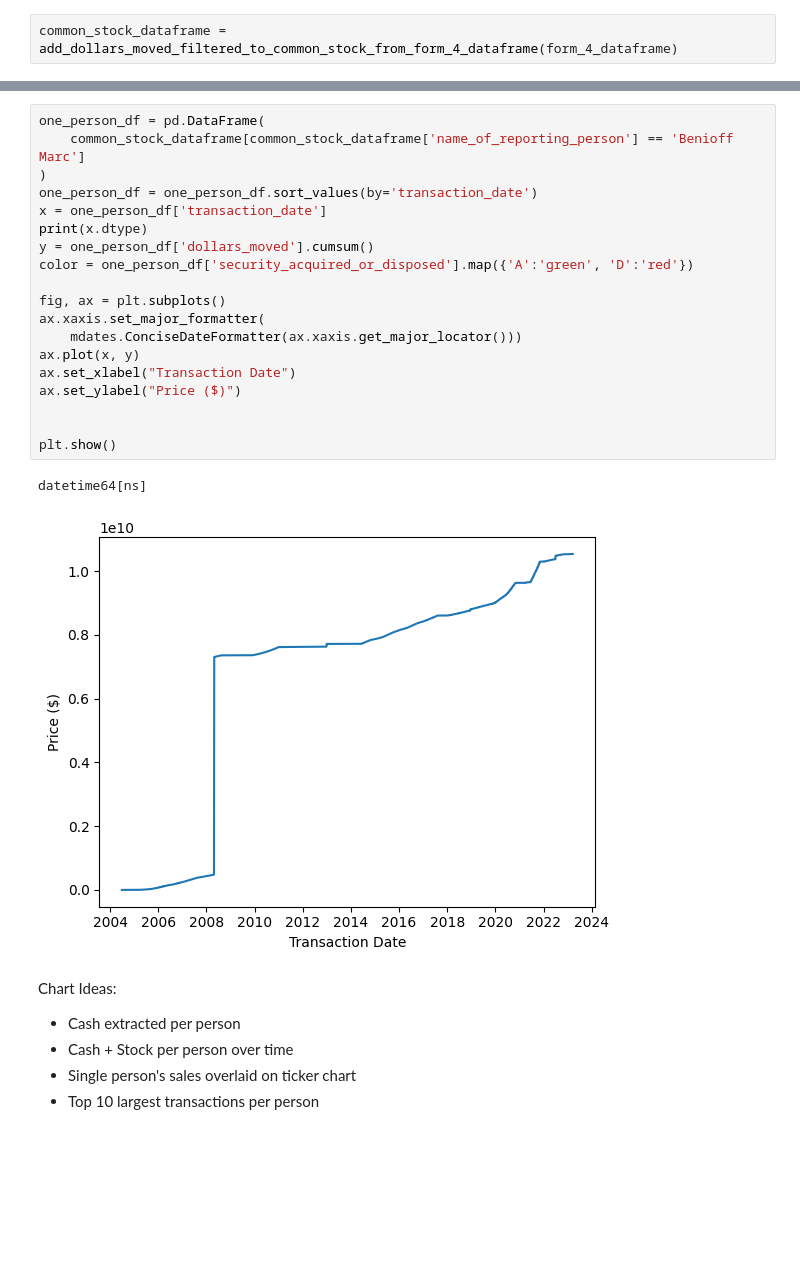
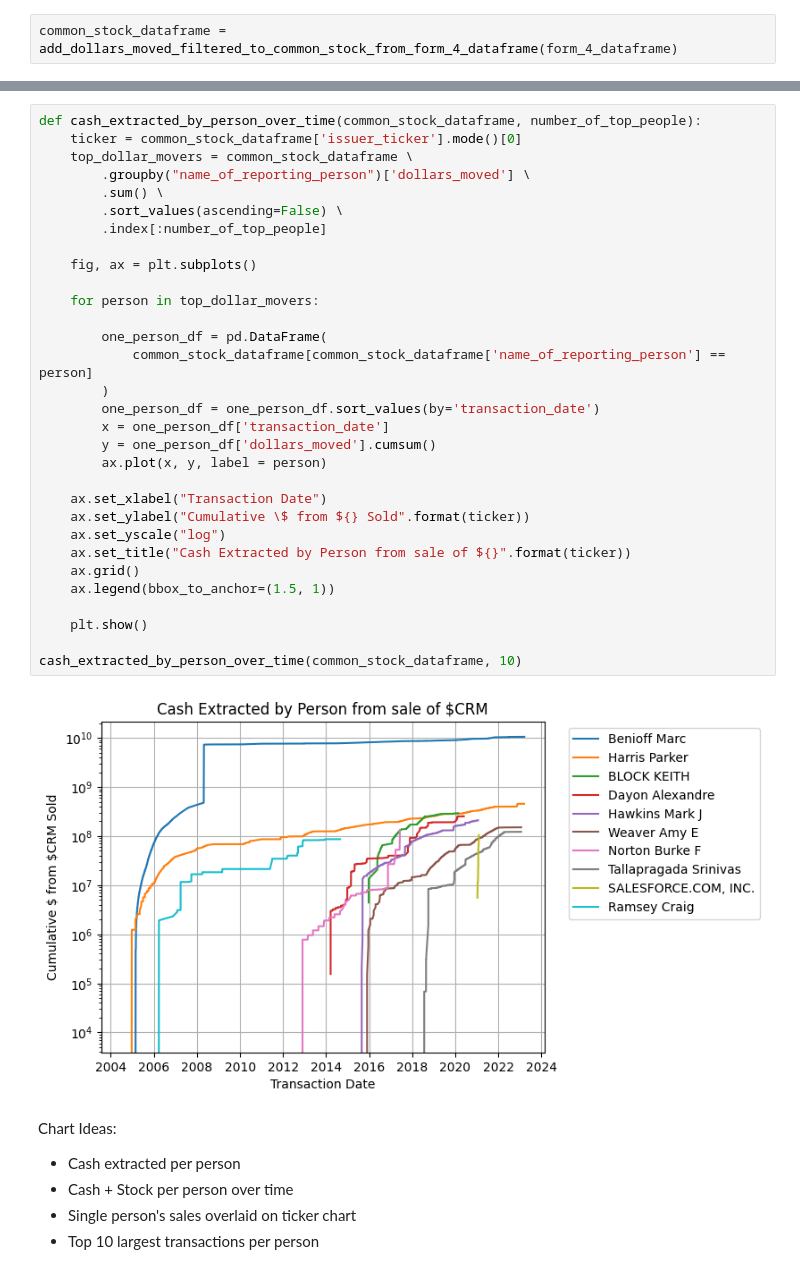
Before and after one commit to khalidelassaad/sec-jupyter, a Jupyter notebook: sec-api.ipynb, the cells around one changed output, grey strips where cells are left out. Drawn from its saved outputs; the diff is of its cells as text; blank space fills up the shorter version.

Commit message:
code: chart for multiple people cashout

```diff
--- a/sec-api.ipynb
+++ b/sec-api.ipynb
@@ -601,25 +578,36 @@ dtype: object
 # %%
-one_person_df = pd.DataFrame(
-    common_stock_dataframe[common_stock_dataframe['name_of_reporting_person'] == 'Benioff Marc']
-)
-one_person_df = one_person_df.sort_values(by='transaction_date')
-x = one_person_df['transaction_date']
-print(x.dtype)
-y = one_person_df['dollars_moved'].cumsum()
-color = one_person_df['security_acquired_or_disposed'].map({'A':'green', 'D':'red'})
+def cash_extracted_by_person_over_time(common_stock_dataframe, number_of_top_people):
+    ticker = common_stock_dataframe['issuer_ticker'].mode()[0]
+    top_dollar_movers = common_stock_dataframe \
+        .groupby("name_of_reporting_person")['dollars_moved'] \
+        .sum() \
+        .sort_values(ascending=False) \
+        .index[:number_of_top_people]
 
-fig, ax = plt.subplots()
-ax.xaxis.set_major_formatter(
-    mdates.ConciseDateFormatter(ax.xaxis.get_major_locator()))
-ax.plot(x, y)
-ax.set_xlabel("Transaction Date")
-ax.set_ylabel("Price ($)")
+    fig, ax = plt.subplots()
 
+    for person in top_dollar_movers:
 
-plt.show()
+        one_person_df = pd.DataFrame(
+            common_stock_dataframe[common_stock_dataframe['name_of_reporting_person'] == person]
+        )
+        one_person_df = one_person_df.sort_values(by='transaction_date')
+        x = one_person_df['transaction_date']
+        y = one_person_df['dollars_moved'].cumsum()
+        ax.plot(x, y, label = person)
+
+    ax.set_xlabel("Transaction Date")
+    ax.set_ylabel("Cumulative \$ from ${} Sold".format(ticker))
+    ax.set_yscale("log")
+    ax.set_title("Cash Extracted by Person from sale of ${}".format(ticker))
+    ax.grid()
+    ax.legend(bbox_to_anchor=(1.5, 1))
+
+    plt.show()
+
+cash_extracted_by_person_over_time(common_stock_dataframe, 10)
 # %% [output]
-datetime64[ns]
-[figure, old version]
+[figure, new version]
 # %% [markdown]
 Chart Ideas:
 * Cash extracted per person
```
Also changed, not shown: parts of 1 cell of this notebook.
